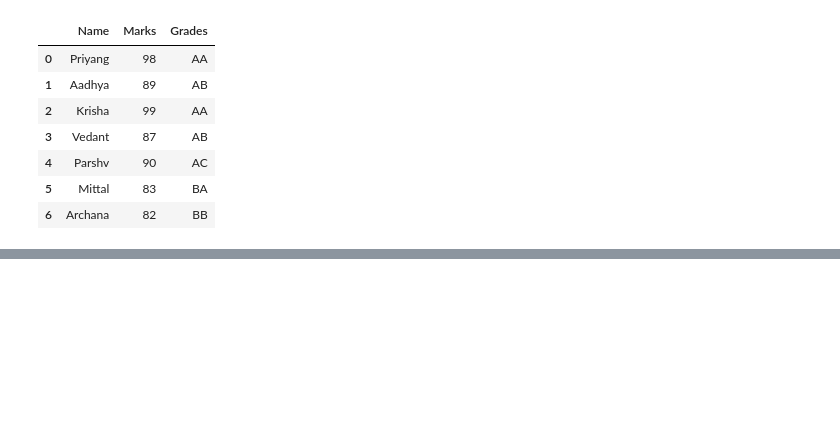
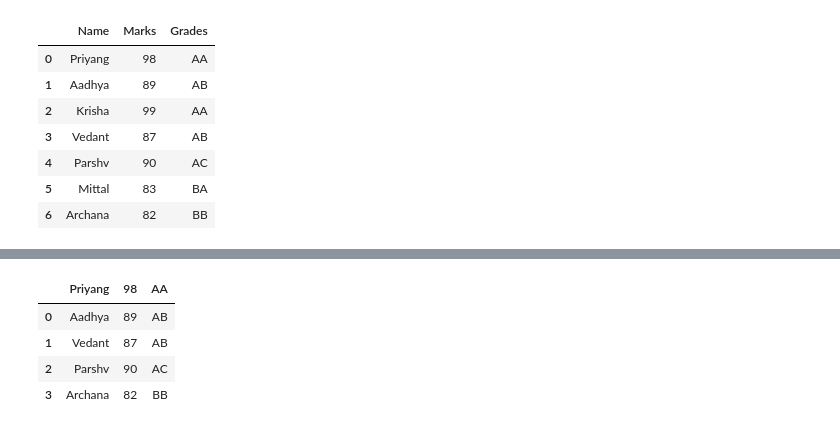
Before and after one commit to AseemGupta39/data_analytics_with_python, a Jupyter notebook: main.ipynb, the cells around one changed output, grey strips where cells are left out. Cells and saved outputs as stored; diff of their text form; code cells hidden in the pictures; blank space fills up the shorter version.

```diff
--- a/main.ipynb
+++ b/main.ipynb
@@ -1090,0 +1160,14 @@ df_from_csv
+# %%
+def function(x: int) -> bool:
+    return x%3==0
+    # if x%3==0:
+    #     return True
+# %%
+data_from_csv3 = pd.read_csv('Datasets/DS/marks.csv',skiprows=lambda x:function(x))
+data_from_csv3
+# %% [output]
+|  | Priyang | 98 | AA |
+| 0 | Aadhya | 89 | AB |
+| 1 | Vedant | 87 | AB |
+| 2 | Parshv | 90 | AC |
+| 3 | Archana | 82 | BB |
```
Also changed, not shown: parts of 11 cells of this notebook, 41 other files.
